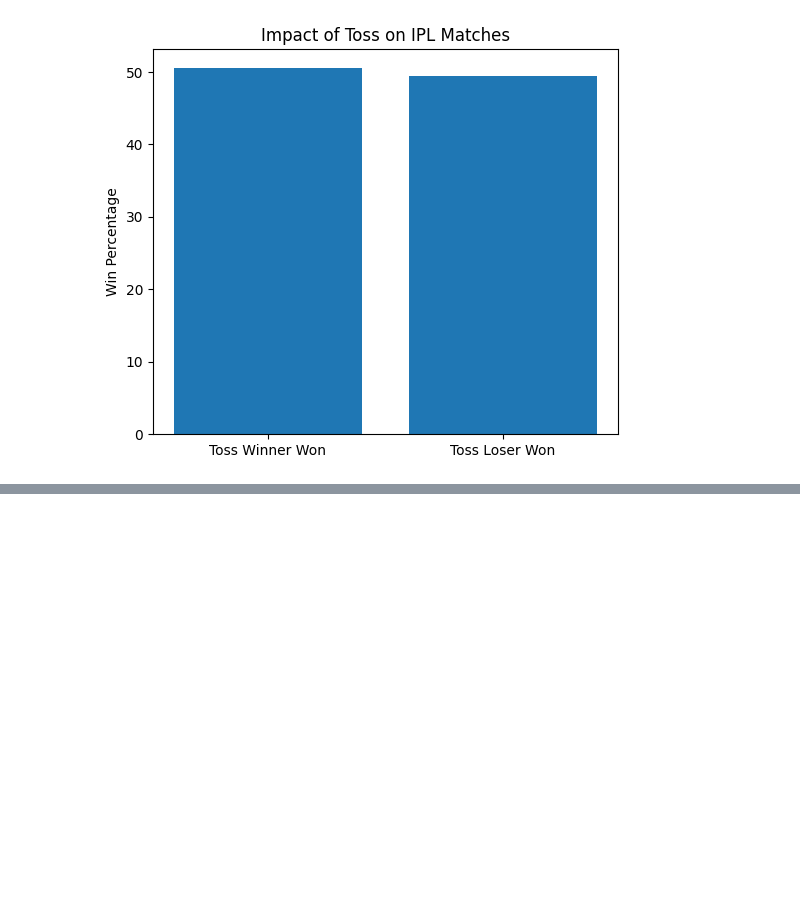
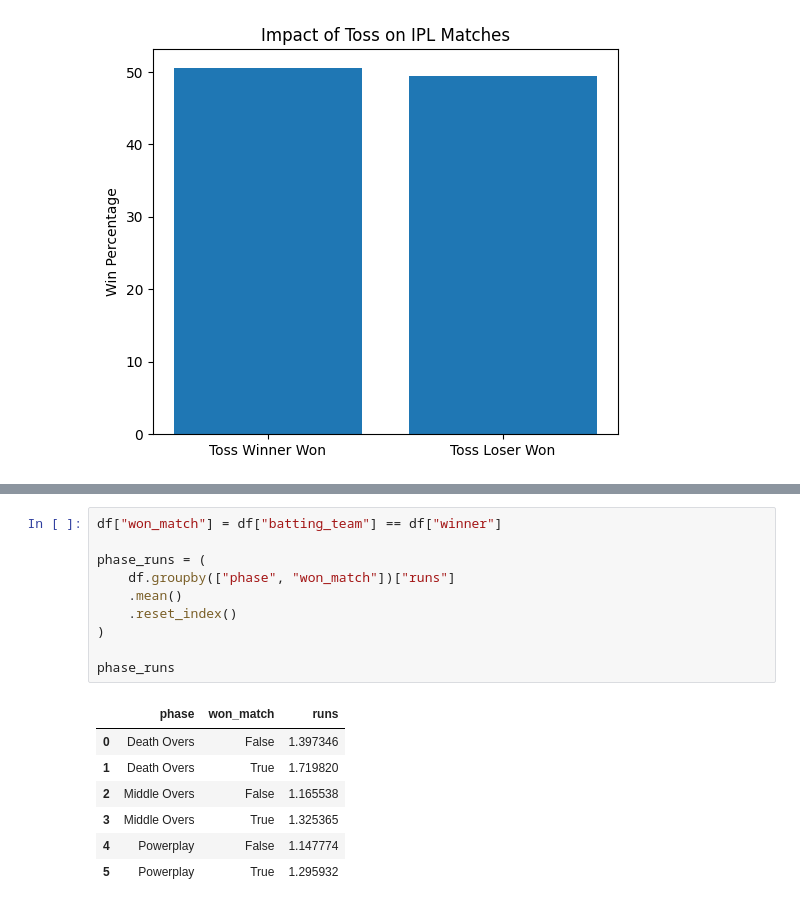
Before and after one commit to GarvitDumir/ipl-match.analytics, a Jupyter notebook: notebooks/analysis.ipynb, the cells around one changed output, grey strips where cells are left out. Cells and saved outputs as stored; diff of their text form; blank space fills up the shorter version.

```diff
--- a/notebooks/analysis.ipynb
+++ b/notebooks/analysis.ipynb
@@ -106,0 +129,18 @@ plt.show()
+# %%
+df["won_match"] = df["batting_team"] == df["winner"]
+
+phase_runs = (
+    df.groupby(["phase", "won_match"])["runs"]
+    .mean()
+    .reset_index()
+)
+
+phase_runs
+# %% [output]
+|  | phase | won_match | runs |
+| 0 | Death Overs | False | 1.397346 |
+| 1 | Death Overs | True | 1.719820 |
+| 2 | Middle Overs | False | 1.165538 |
+| 3 | Middle Overs | True | 1.325365 |
+| 4 | Powerplay | False | 1.147774 |
+| 5 | Powerplay | True | 1.295932 |
```
Also changed, not shown: parts of 2 cells of this notebook, 1 other file.
